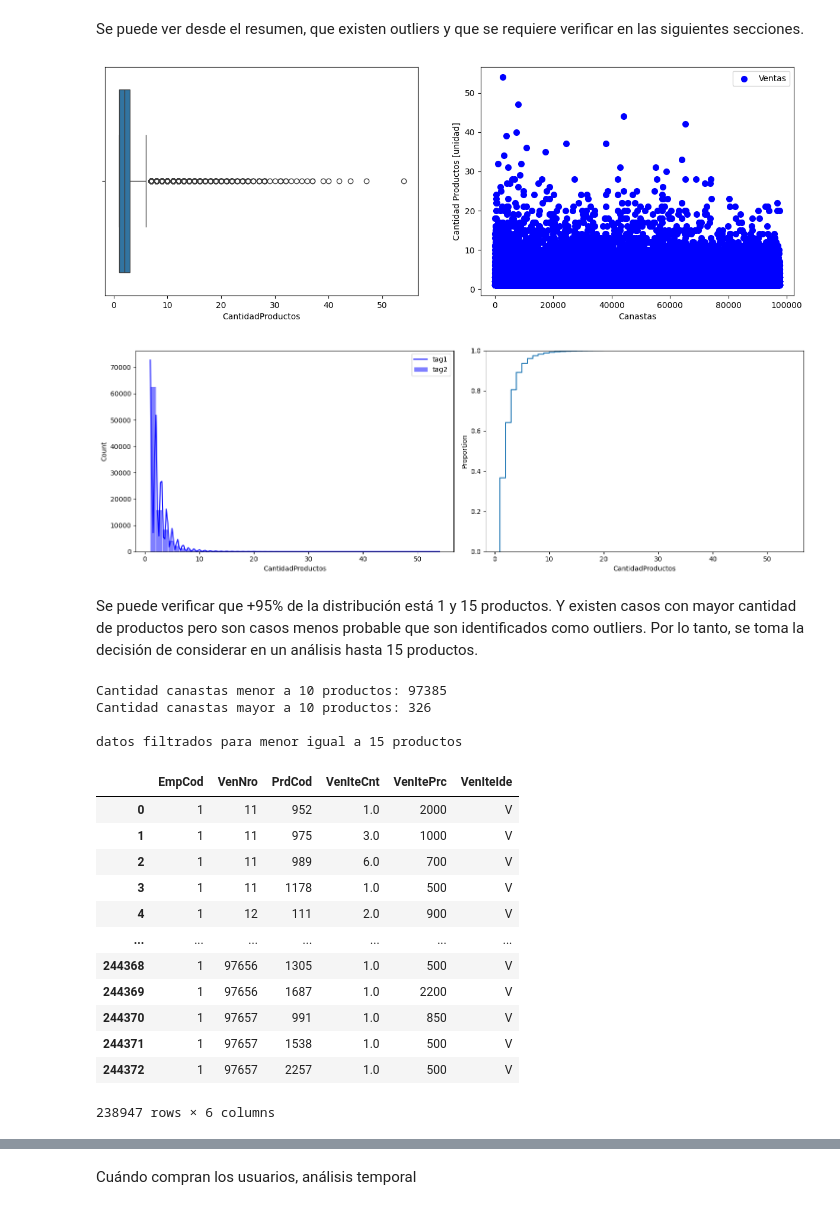
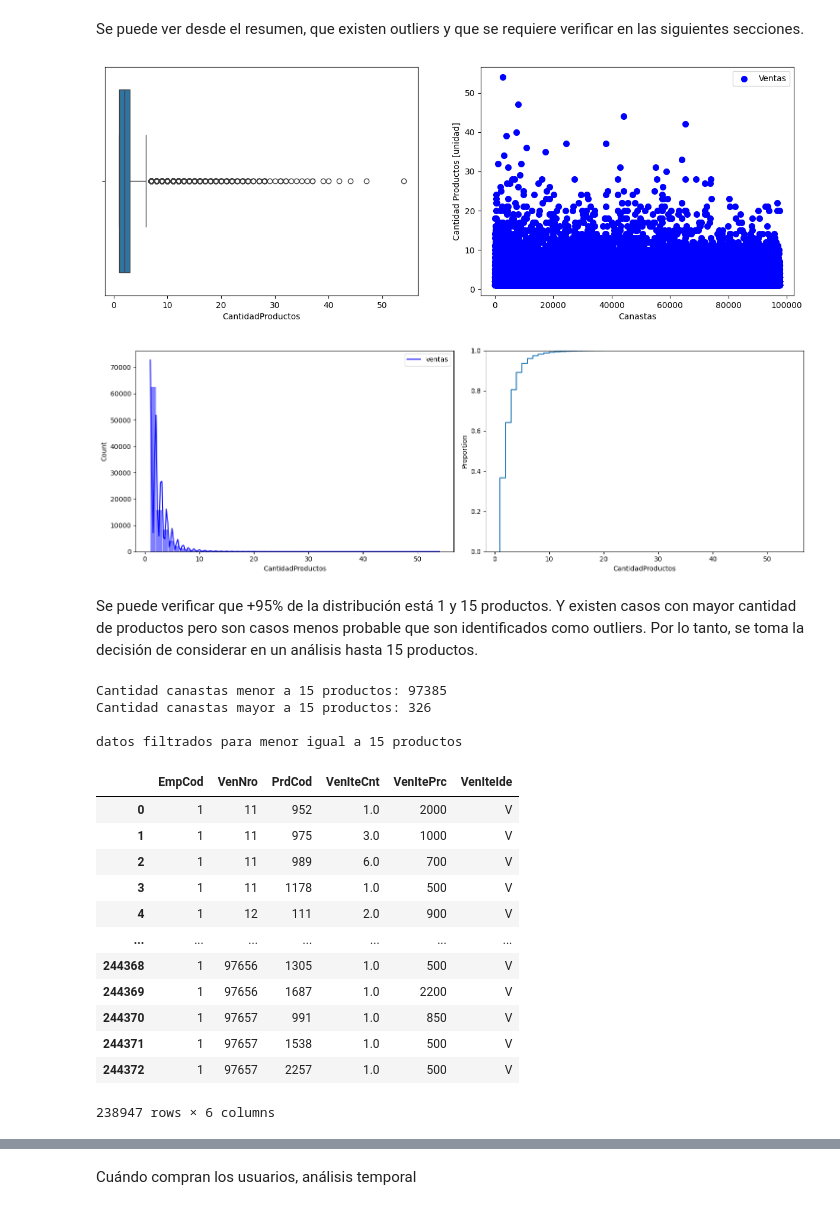
Before and after one commit to darwin1k/MiniMarket, a Jupyter notebook: EdaInitial.ipynb, the cells around one changed output, grey strips where cells are left out. Cells and saved outputs as stored; diff of their text form; code cells hidden in the pictures.

Commit message:
se agrega orden de productos

```diff
--- a/EdaInitial.ipynb
+++ b/EdaInitial.ipynb
@@ -173,57 +173,58 @@ base_datos = productos_canasta
 
 # muestra boxplot para tag 1 y tag 2
 sns.boxplot(data=base_datos, x="CantidadProductos", ax=axes[0])
 
 # grafica los datos
 axes[1].scatter(x, y, linewidth=2.0, color='blue')
 
 plt.xlabel('Canastas')
 plt.ylabel('Cantidad Productos [unidad]')
 plt.legend(["Ventas"], loc="upper right")
 plt.show
 #---------------------
 """
 Visualizacion de la distribución de la cantidad de productos en cada canasta.
 (izq) histograma, (der) distribucion acumulativa
 """
 
 fig , axes= plt.subplots(1,2, figsize= figura_tamaño)
 axes = axes.ravel()
 
 sns.histplot(y, bins=50, linewidth=0.5, edgecolor="white", color='blue', kde=True, ax=axes[0])
-axes[0].legend(["tag1", "tag2"], loc="upper right")
+#sns.violinplot(data=base_datos, x="CantidadProductos", ax=axes[0] )
+axes[0].legend(["ventas"], loc="upper right")
 
 
 # distribución acumulativa
 sns.ecdfplot(base_datos, x='CantidadProductos', palette=['blue'], ax=axes[1])
 
 fig.tight_layout()
 plt.show()
 # %% [output]
 [figure]
-[figure, old version]
+[figure, new version]
 # %% [markdown]
 Se puede verificar que +95% de la distribución está 1 y 15 productos. Y existen casos con mayor cantidad de productos pero son casos menos probable que son identificados como outliers.
 Por lo tanto, se toma la decisión de considerar en un análisis hasta 15 productos.
 # %%
 """
-Filtrado de datos para Cantidad <=10
+Filtrado de datos por cantidad de productos en canasta <=15
 """
 cantidad_productos = 15
 canastas_menor10productos = productos_canasta[productos_canasta['CantidadProductos'] <= cantidad_productos]
-canastas_mayor10productos = productos_canasta[productos_canasta['CantidadProductos']>= cantidad_productos]
+canastas_mayor10productos = productos_canasta[productos_canasta['CantidadProductos'] >= cantidad_productos]
 
-print('Cantidad canastas menor a 10 productos:', len(canastas_menor10productos))
-print('Cantidad canastas mayor a 10 productos:', len(canastas_mayor10productos))
+print(f'Cantidad canastas menor a {cantidad_productos} productos:', len(canastas_menor10productos))
+print(f'Cantidad canastas mayor a {cantidad_productos} productos:', len(canastas_mayor10productos))
 
-#--------------------------
+#-------------------------- texto a mostrar
 print(f'\ndatos filtrados para menor igual a {cantidad_productos} productos')
 
-canastas_filtradas =datos_canasta[datos_canasta['VenNro'].isin(canastas_menor10productos['VenNro'])]
-canastas_filtradas
+datos_filtrados =datos_canasta[datos_canasta['VenNro'].isin(canastas_menor10productos['VenNro'])]
+datos_filtrados
 # %% [output]
-Cantidad canastas menor a 10 productos: 97385
-Cantidad canastas mayor a 10 productos: 326
+Cantidad canastas menor a 15 productos: 97385
+Cantidad canastas mayor a 15 productos: 326
 
 datos filtrados para menor igual a 15 productos
 |  | EmpCod | VenNro | PrdCod | VenIteCnt | VenItePrc | VenIteIde |
```
Also changed, not shown: parts of 8 cells of this notebook.
